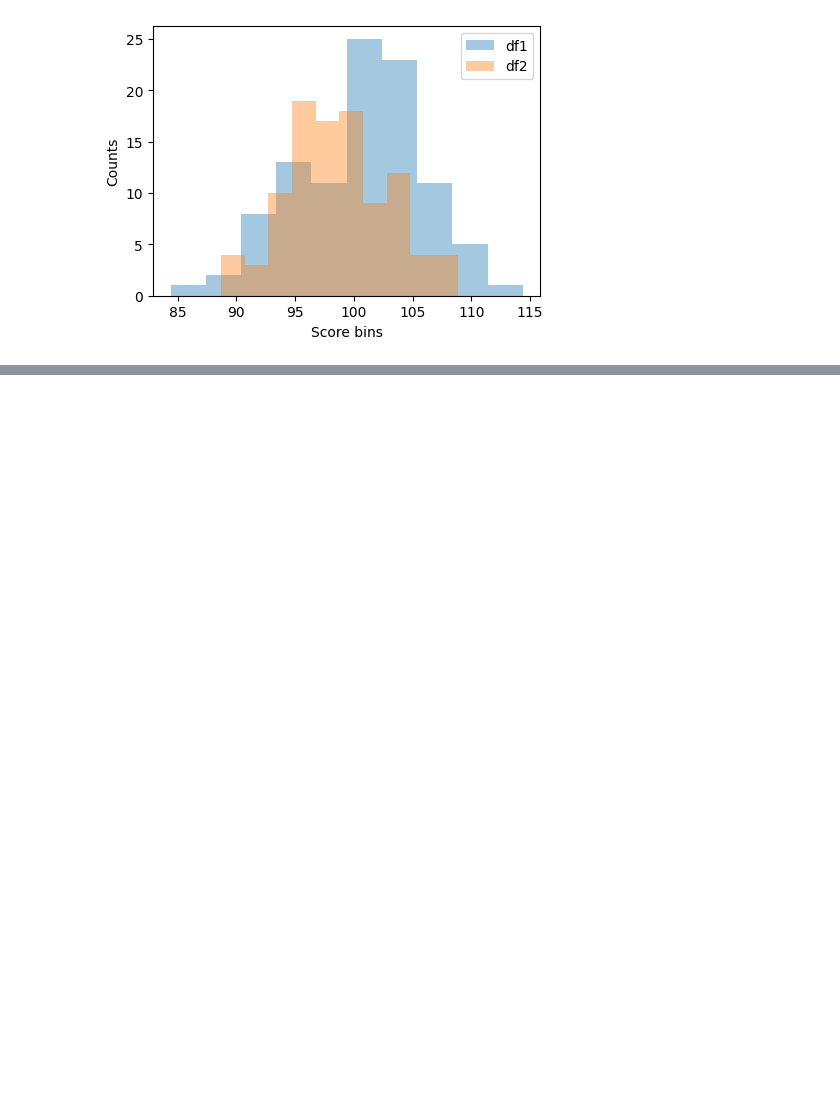
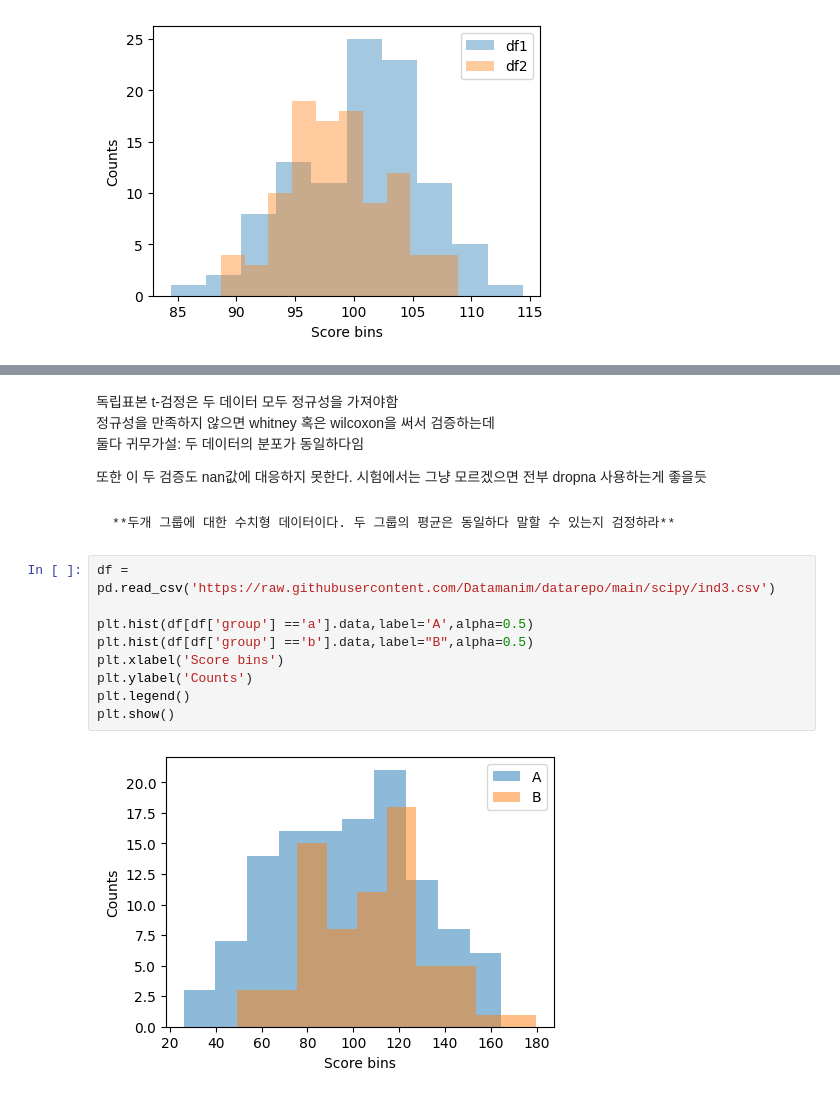
Before and after one commit to hykhhijk/BigDataCertification, a Jupyter notebook: NewChapter3.ipynb, the cells around one changed output, grey strips where cells are left out. Cells and saved outputs as stored; diff of their text form; blank space fills up the shorter version.

````diff
--- a/NewChapter3.ipynb
+++ b/NewChapter3.ipynb
@@ -386,0 +430,21 @@ Ttest_indResult(statistic=array([2.76719074]), pvalue=array([0.00619015]))
+# %% [markdown]
+독립표본 t-검정은 두 데이터 모두 정규성을 가져야함
+정규성을 만족하지 않으면 whitney 혹은 wilcoxon을 써서 검증하는데
+둘다 귀무가설: 두 데이터의 분포가 동일하다임
+
+또한 이 두 검증도 nan값에 대응하지 못한다. 시험에서는 그냥 모르겠으면 전부 dropna 사용하는게 좋을듯
+# %% [markdown]
+```{admonition} Question
+**두개 그룹에 대한 수치형 데이터이다. 두 그룹의 평균은 동일하다 말할 수 있는지 검정하라**
+```
+# %%
+df = pd.read_csv('https://raw.githubusercontent.com/Datamanim/datarepo/main/scipy/ind3.csv')
+
+plt.hist(df[df['group'] =='a'].data,label='A',alpha=0.5)
+plt.hist(df[df['group'] =='b'].data,label="B",alpha=0.5)
+plt.xlabel('Score bins')
+plt.ylabel('Counts')
+plt.legend()
+plt.show()
+# %% [output]
+[figure, added]
````
Also changed, not shown: parts of 31 cells of this notebook.
